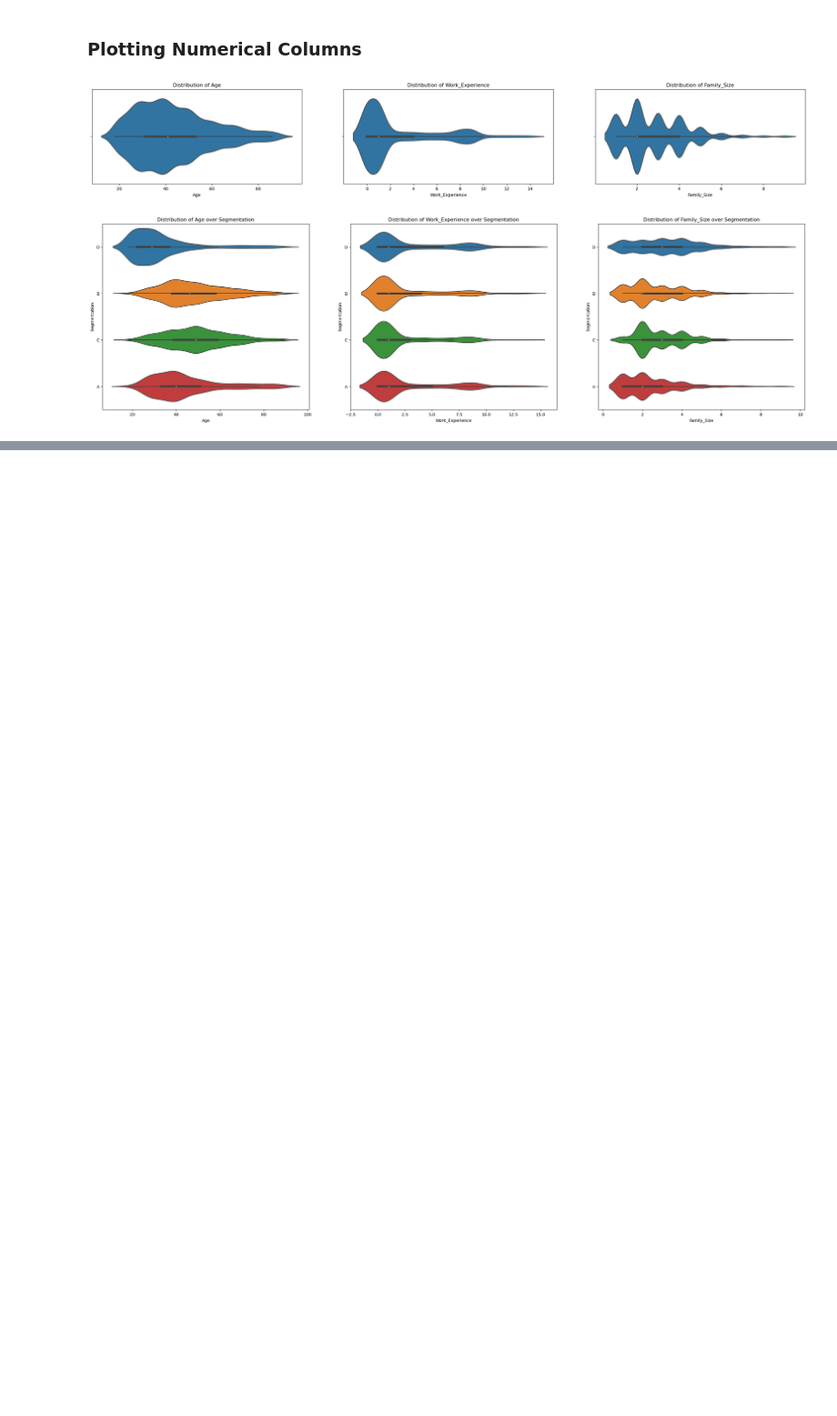
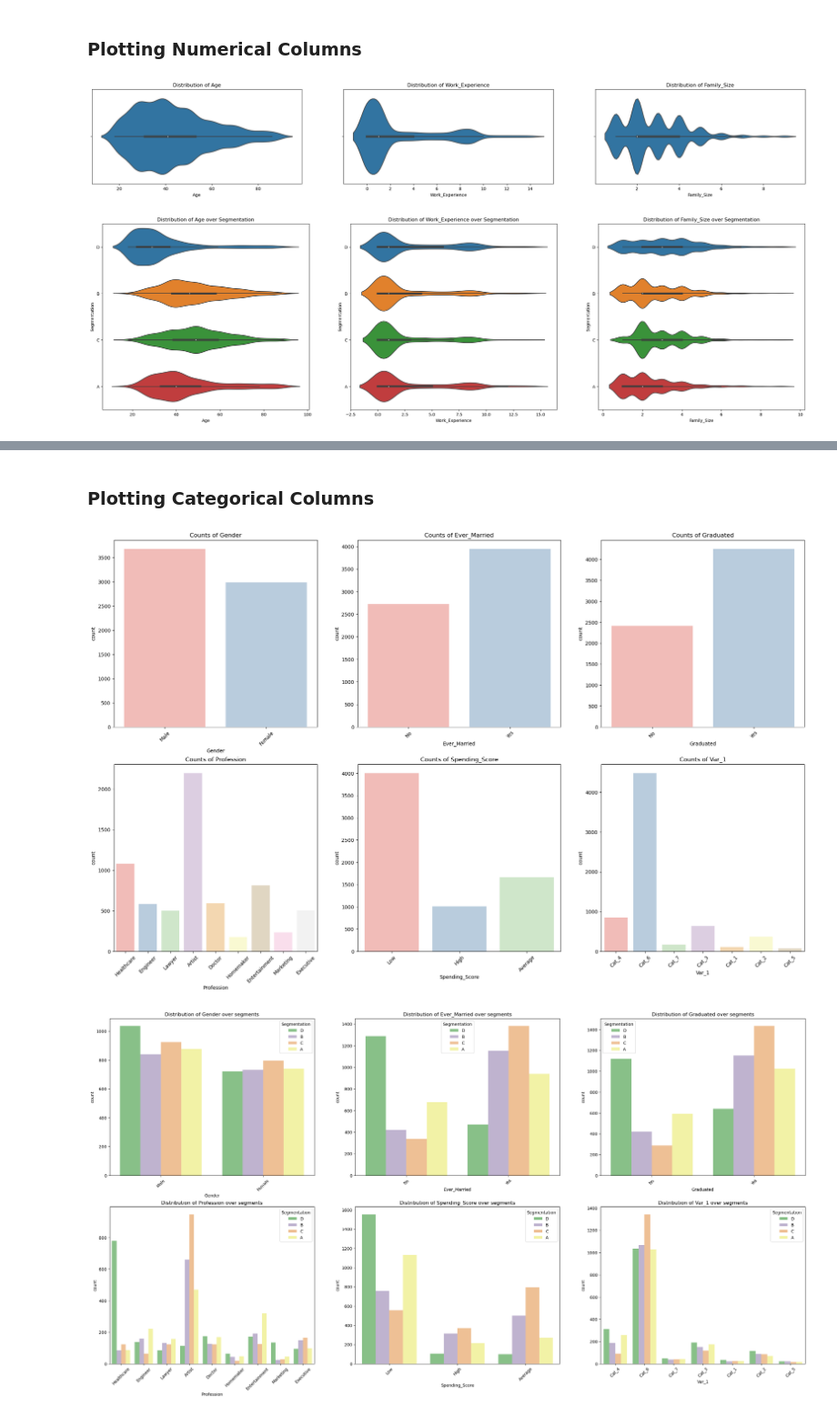
Before and after one commit to Neeraj-Prakash/Customer-Segment-Classification-Multiclass, a Jupyter notebook: 01 - EDA.ipynb, the cells around one changed output, grey strips where cells are left out. Shown at 91% size. Saved outputs shown, nothing was run; the diff lists cells and outputs as text; code cells hidden in the pictures; blank space fills up the shorter version.

Commit message:
performed EDA on categorical and numerical features

```diff
--- a/01 - EDA.ipynb
+++ b/01 - EDA.ipynb
@@ -70,7 +70,7 @@ only showing top 10 rows
 catg_cols = []
 num_cols = []
 for cols in df.dtypes:
-    if cols[1] == 'string':
+    if cols[1] == 'string' and cols[0] != 'Segmentation':
         catg_cols.append(cols[0])
     elif cols[0] != 'ID':
         num_cols.append(cols[0])
@@ -142,0 +166,15 @@ for i, subplots in zip(num_cols, ax.flatten()):
+# %% [markdown]
+### Plotting Categorical Columns
+# %%
+fig, ax = plt.subplots(2,3, figsize=(25,15))
+for i, subplots in zip(catg_cols, ax.flatten()):
+    sns.countplot( x=pdf[i], ax=subplots, palette='Pastel1').set_title(f'Counts of {i}')
+    subplots.tick_params(axis='x', rotation=45)
+
+fig, ax = plt.subplots(2,3, figsize=(30,15))
+for i, subplots in zip(catg_cols, ax.flatten()):
+    sns.countplot( x=i,data=pdf,hue='Segmentation', ax=subplots, palette='Accent').set_title(f'Distribution of {i} over segments')
+    subplots.tick_params(axis='x', rotation=45)
+# %% [output]
+[figure, added]
+[figure, added]
```
Also changed, not shown: parts of 13 cells of this notebook.
